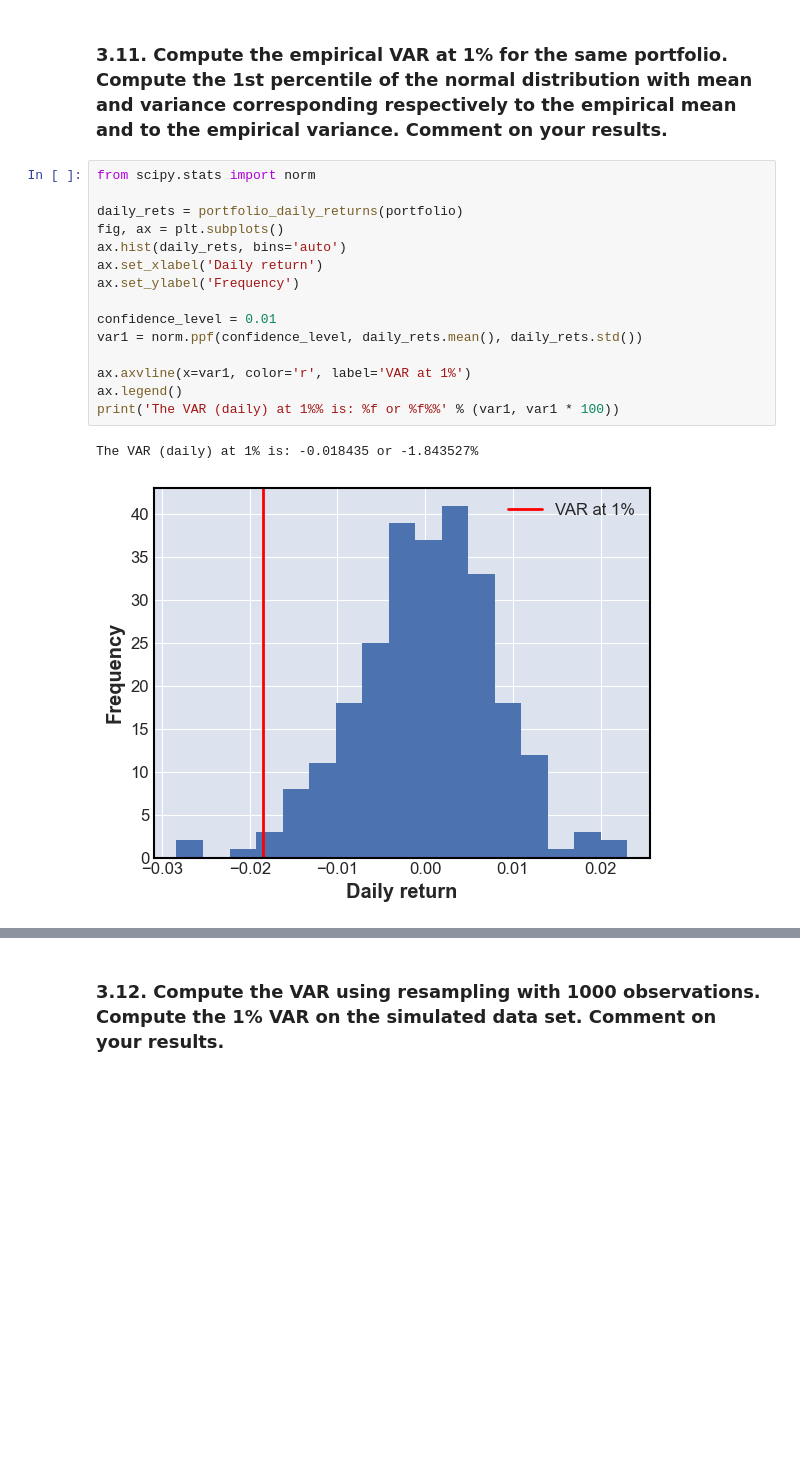
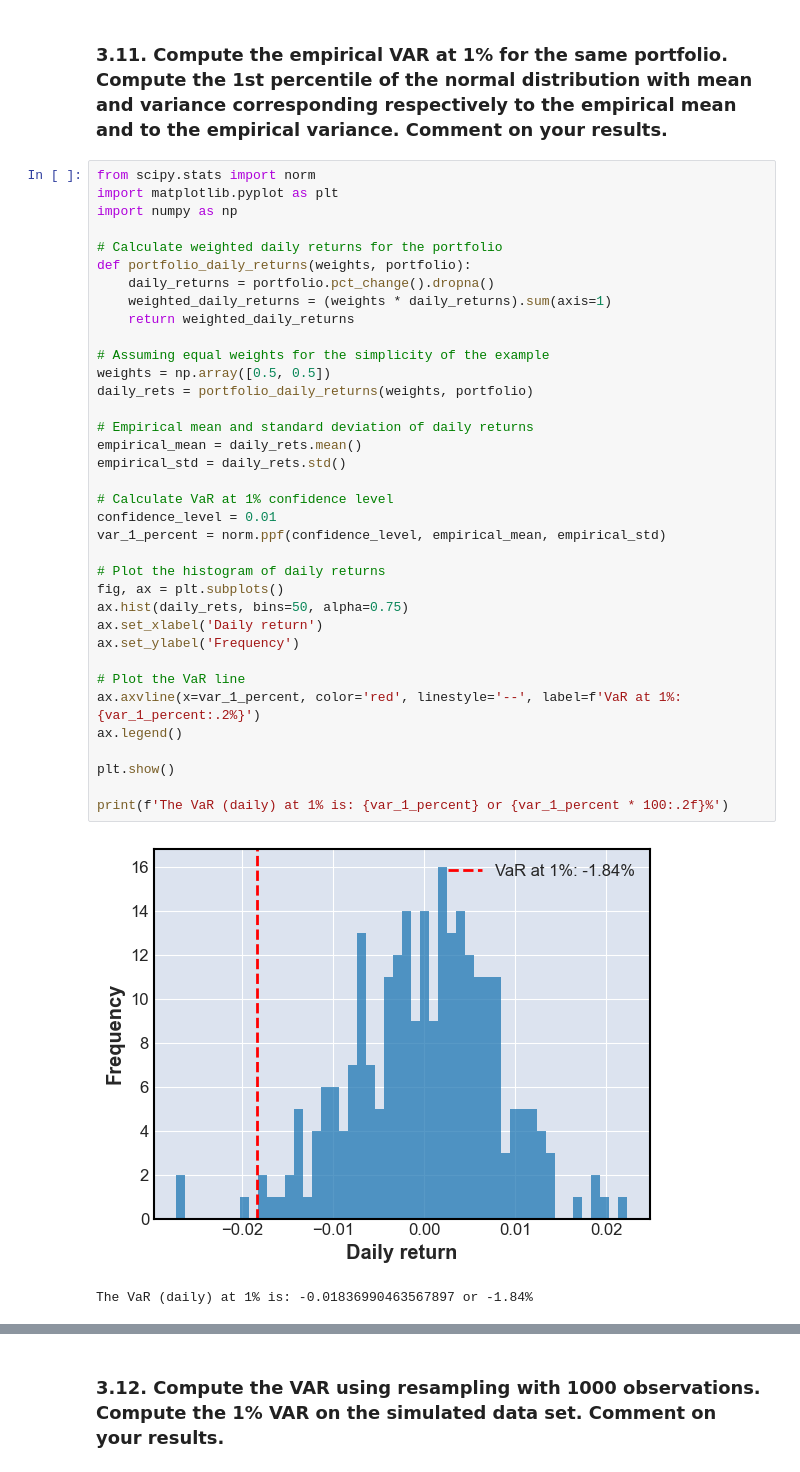
Before and after one commit to gmolinap/MODS205, a Jupyter notebook: DigitalFinance_Gabriel_MOLINA_Joao_MELGA.ipynb, the cells around one changed output, grey strips where cells are left out. Cells and saved outputs as stored; diff of their text form; blank space fills up the shorter version.

```diff
--- a/DigitalFinance_Gabriel_MOLINA_Joao_MELGA.ipynb
+++ b/DigitalFinance_Gabriel_MOLINA_Joao_MELGA.ipynb
@@ -560,20 +562,41 @@ The Sterling Ratio (Accor: -0.0567, Orange: 0.2346) balances excess return again
 ### 3.11. Compute the empirical VAR at 1% for the same portfolio. Compute the 1st percentile of the normal distribution with mean and variance corresponding respectively to the empirical mean and to the empirical variance. Comment on your results.
 # %%
 from scipy.stats import norm
+import matplotlib.pyplot as plt
+import numpy as np
 
-daily_rets = portfolio_daily_returns(portfolio)
+# Calculate weighted daily returns for the portfolio
+def portfolio_daily_returns(weights, portfolio):
+    daily_returns = portfolio.pct_change().dropna()
+    weighted_daily_returns = (weights * daily_returns).sum(axis=1)
+    return weighted_daily_returns
+
+# Assuming equal weights for the simplicity of the example
+weights = np.array([0.5, 0.5])
+daily_rets = portfolio_daily_returns(weights, portfolio)
+
+# Empirical mean and standard deviation of daily returns
+empirical_mean = daily_rets.mean()
+empirical_std = daily_rets.std()
+
+# Calculate VaR at 1% confidence level
+confidence_level = 0.01
+var_1_percent = norm.ppf(confidence_level, empirical_mean, empirical_std)
+
+# Plot the histogram of daily returns
 fig, ax = plt.subplots()
-ax.hist(daily_rets, bins='auto')
+ax.hist(daily_rets, bins=50, alpha=0.75)
 ax.set_xlabel('Daily return')
 ax.set_ylabel('Frequency')
 
-confidence_level = 0.01
-var1 = norm.ppf(confidence_level, daily_rets.mean(), daily_rets.std())
+# Plot the VaR line
+ax.axvline(x=var_1_percent, color='red', linestyle='--', label=f'VaR at 1%: {var_1_percent:.2%}')
+ax.legend()
 
-ax.axvline(x=var1, color='r', label='VAR at 1%')
-ax.legend()
-print('The VAR (daily) at 1%% is: %f or %f%%' % (var1, var1 * 100))
+plt.show()
+
+print(f'The VaR (daily) at 1% is: {var_1_percent} or {var_1_percent * 100:.2f}%')
 # %% [output]
+[figure, new version]
-The VAR (daily) at 1% is: -0.018435 or -1.843527%
+The VaR (daily) at 1% is: -0.01836990463567897 or -1.84%
-[figure, old version]
 # %% [markdown]
```
Also changed, not shown: parts of 13 cells of this notebook.
